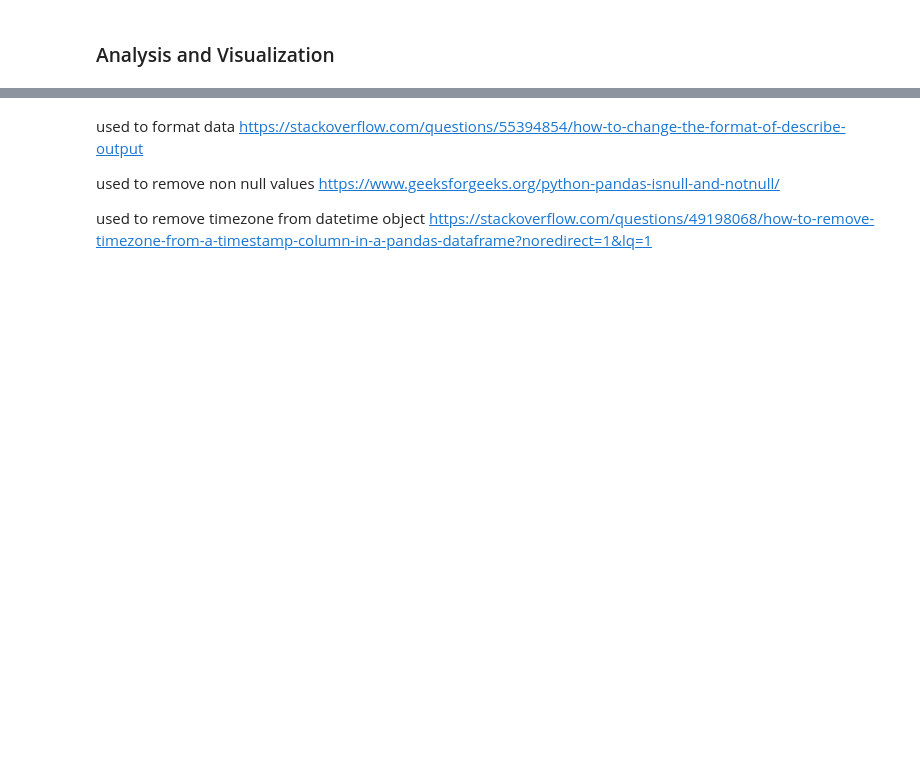
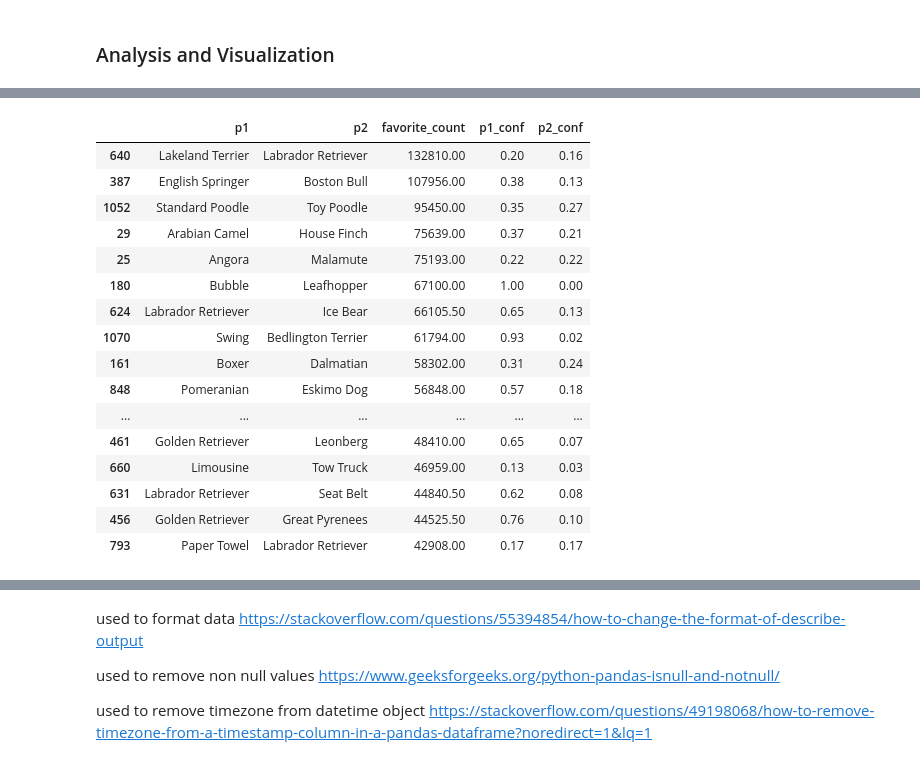
Before and after one commit to PhilipKarns/we_rate_dogs, a Jupyter notebook: wrangle_act.ipynb, the cells around one changed output, grey strips where cells are left out. Saved outputs shown, nothing was run; the diff lists cells and outputs as text; code cells hidden in the pictures; blank space fills up the shorter version.

```diff
--- a/wrangle_act.ipynb
+++ b/wrangle_act.ipynb
@@ -705,0 +724,24 @@ twitter_archive_clean.to_csv('twitter_archive_master.txt', index=False)
+# %%
+#formatting data so confidence values show correctly
+pd.options.display.float_format = "{:.2f}".format
+dog_type_favorites = twitter_archive_clean.groupby(['p1', 'p2'], as_index=False)['favorite_count', 'p1_conf', 'p2_conf'].mean()
+dog_type_favorites_sort = dog_type_favorites.sort_values('favorite_count', ascending=False).head(20)
+dog_type_favorites_sort
+# %% [output]
+|  | p1 | p2 | favorite_count | p1_conf | p2_conf |
+| 640 | Lakeland Terrier | Labrador Retriever | 132810.00 | 0.20 | 0.16 |
+| 387 | English Springer | Boston Bull | 107956.00 | 0.38 | 0.13 |
+| 1052 | Standard Poodle | Toy Poodle | 95450.00 | 0.35 | 0.27 |
+| 29 | Arabian Camel | House Finch | 75639.00 | 0.37 | 0.21 |
+| 25 | Angora | Malamute | 75193.00 | 0.22 | 0.22 |
+| 180 | Bubble | Leafhopper | 67100.00 | 1.00 | 0.00 |
+| 624 | Labrador Retriever | Ice Bear | 66105.50 | 0.65 | 0.13 |
+| 1070 | Swing | Bedlington Terrier | 61794.00 | 0.93 | 0.02 |
+| 161 | Boxer | Dalmatian | 58302.00 | 0.31 | 0.24 |
+| 848 | Pomeranian | Eskimo Dog | 56848.00 | 0.57 | 0.18 |
+| ... | ... | ... | ... | ... | ... |
+| 461 | Golden Retriever | Leonberg | 48410.00 | 0.65 | 0.07 |
+| 660 | Limousine | Tow Truck | 46959.00 | 0.13 | 0.03 |
+| 631 | Labrador Retriever | Seat Belt | 44840.50 | 0.62 | 0.08 |
+| 456 | Golden Retriever | Great Pyrenees | 44525.50 | 0.76 | 0.10 |
+| 793 | Paper Towel | Labrador Retriever | 42908.00 | 0.17 | 0.17 |
```
Also changed, not shown: parts of 26 cells of this notebook.
